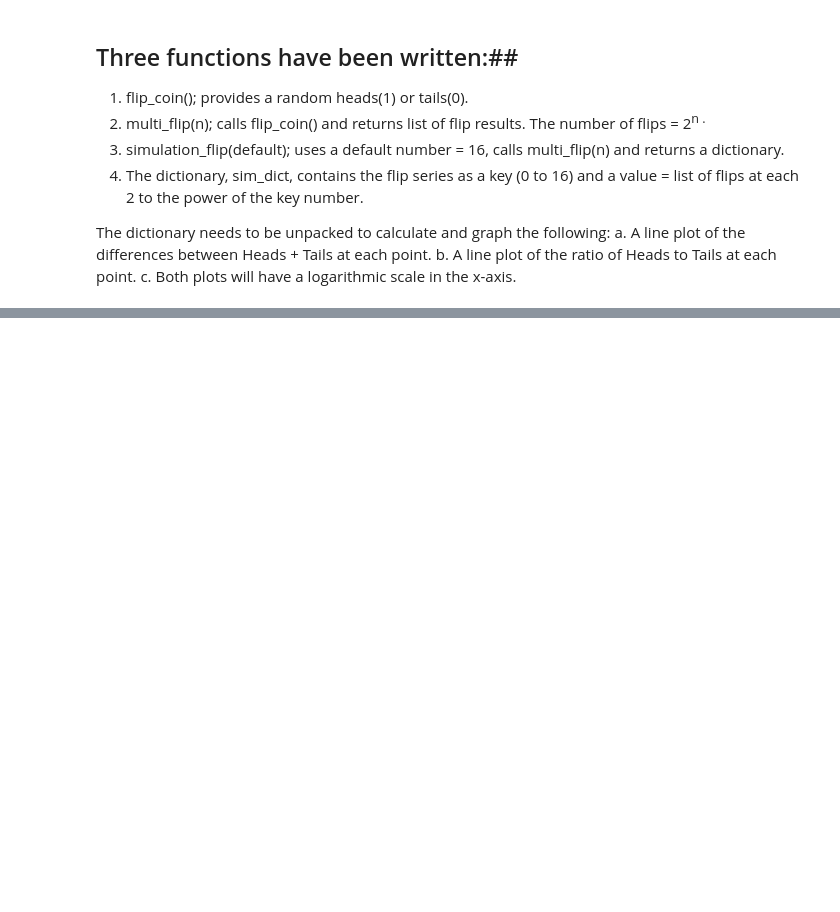
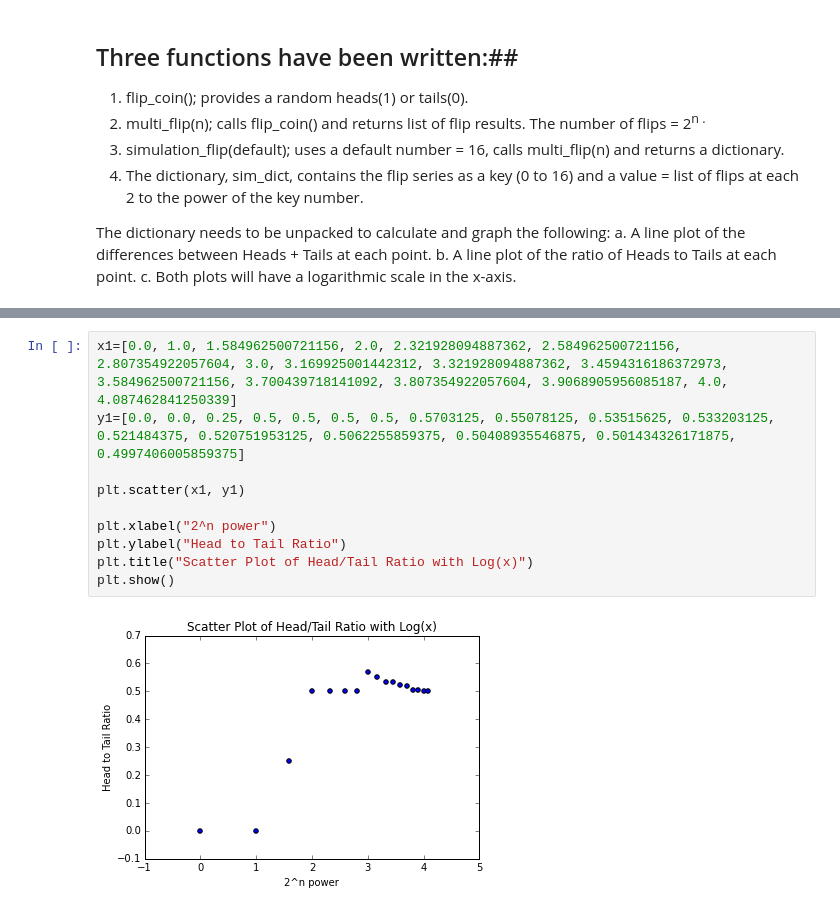
Before and after one commit to BobAmand/flipping-out, a Jupyter notebook: coin-flips.ipynb, the cells around one changed output, grey strips where cells are left out. Drawn from its saved outputs; the diff is of its cells as text; blank space fills up the shorter version.

```diff
--- a/coin-flips.ipynb
+++ b/coin-flips.ipynb
@@ -82,0 +129,12 @@ plt.show()
+# %%
+x1=[0.0, 1.0, 1.584962500721156, 2.0, 2.321928094887362, 2.584962500721156, 2.807354922057604, 3.0, 3.169925001442312, 3.321928094887362, 3.4594316186372973, 3.584962500721156, 3.700439718141092, 3.807354922057604, 3.9068905956085187, 4.0, 4.087462841250339]
+y1=[0.0, 0.0, 0.25, 0.5, 0.5, 0.5, 0.5, 0.5703125, 0.55078125, 0.53515625, 0.533203125, 0.521484375, 0.520751953125, 0.5062255859375, 0.50408935546875, 0.501434326171875, 0.4997406005859375]
+
+plt.scatter(x1, y1)
+
+plt.xlabel("2^n power")
+plt.ylabel("Head to Tail Ratio")
+plt.title("Scatter Plot of Head/Tail Ratio with Log(x)")
+plt.show()
+# %% [output]
+[figure, added]
```
Also changed, not shown: parts of 9 cells of this notebook.
